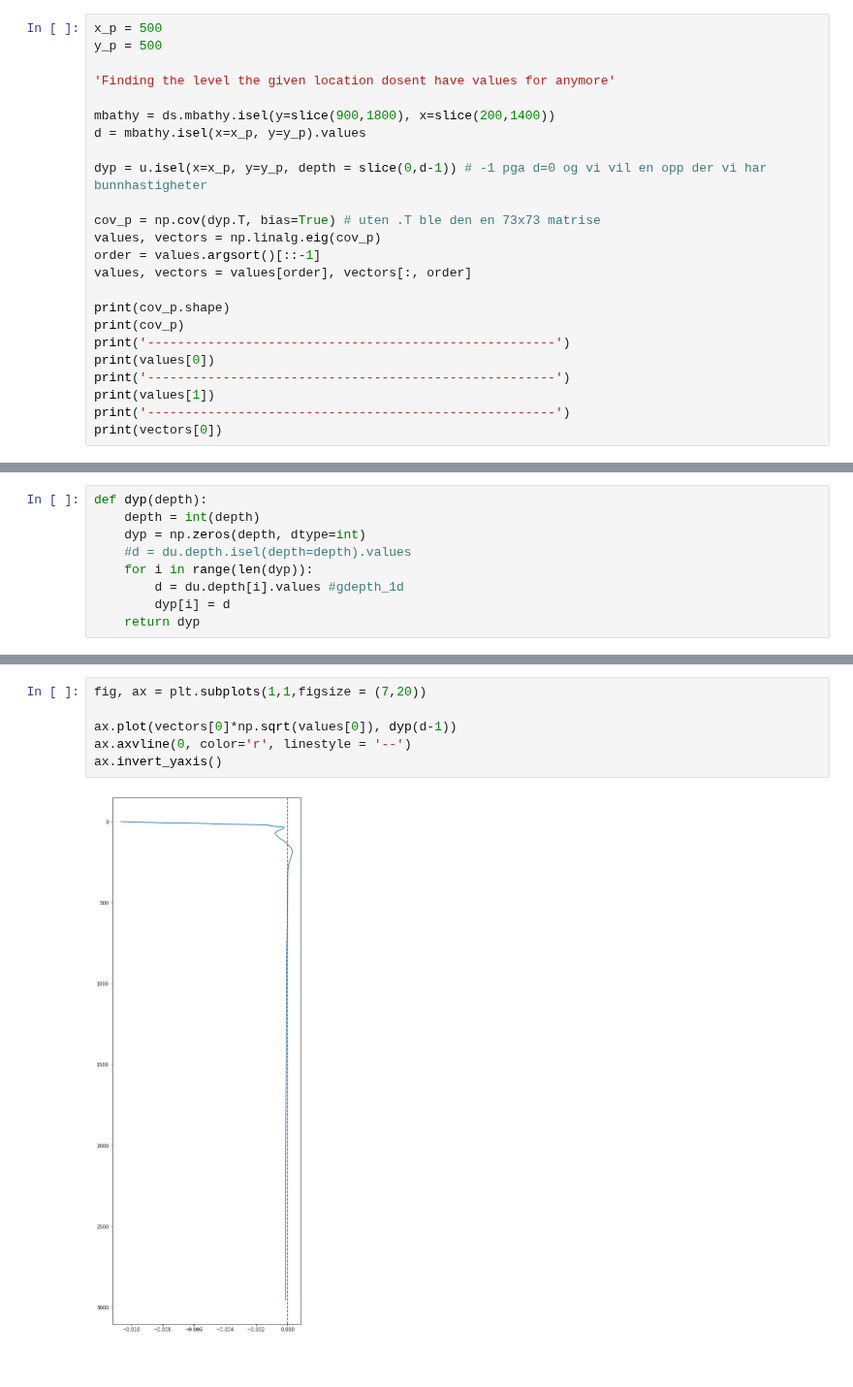
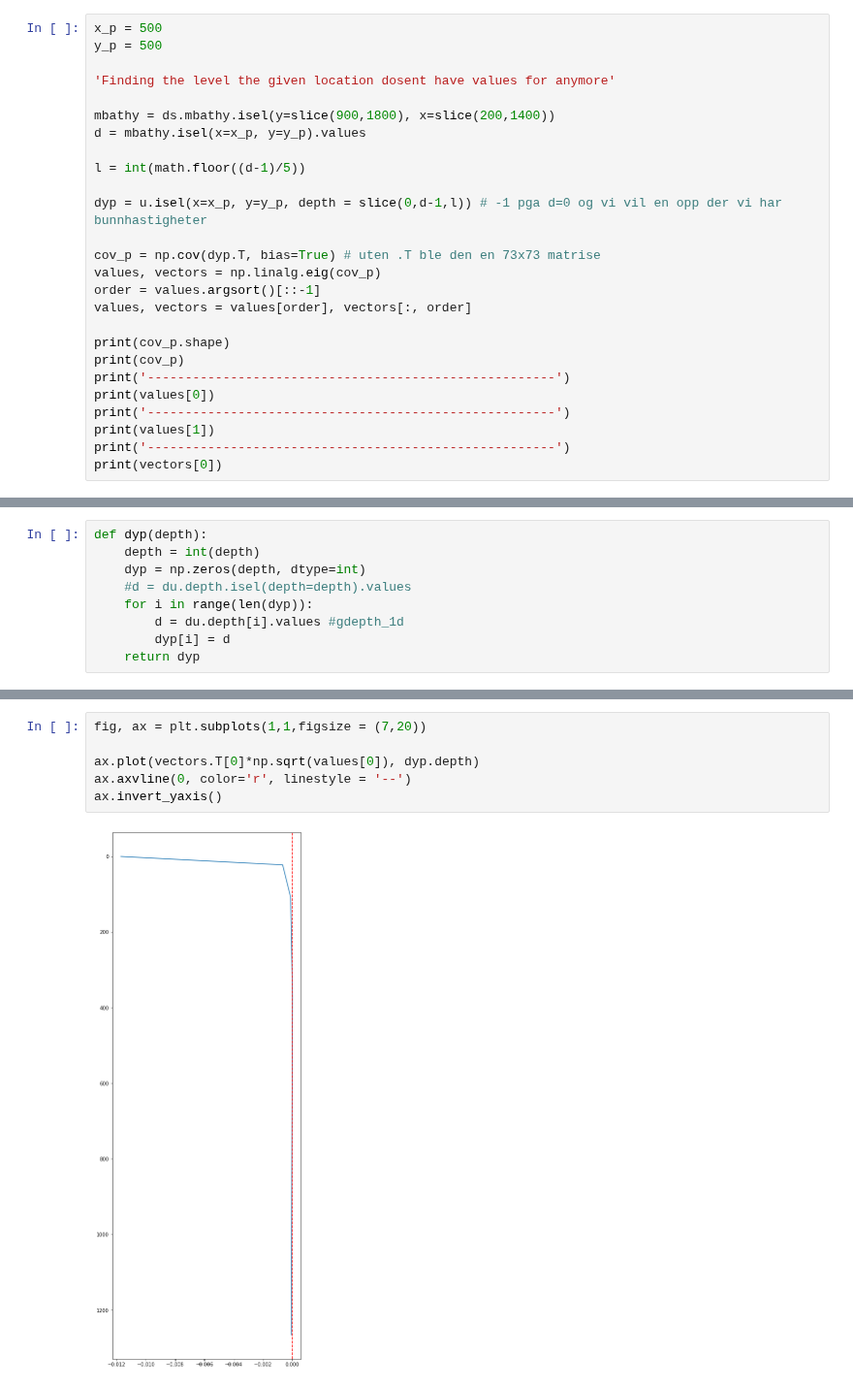
Before and after one commit to kaje2301/Master_2022, a Jupyter notebook: PCz_calculations.ipynb, the cells around one changed output, grey strips where cells are left out. Shown at 97% size. Saved outputs shown, nothing was run; the diff lists cells and outputs as text.

```diff
--- a/PCz_calculations.ipynb
+++ b/PCz_calculations.ipynb
@@ -201,7 +193,9 @@ y_p = 500
 mbathy = ds.mbathy.isel(y=slice(900,1800), x=slice(200,1400))
 d = mbathy.isel(x=x_p, y=y_p).values
 
-dyp = u.isel(x=x_p, y=y_p, depth = slice(0,d-1)) # -1 pga d=0 og vi vil en opp der vi har bunnhastigheter
+l = int(math.floor((d-1)/5))
+
+dyp = u.isel(x=x_p, y=y_p, depth = slice(0,d-1,l)) # -1 pga d=0 og vi vil en opp der vi har bunnhastigheter
 
 cov_p = np.cov(dyp.T, bias=True) # uten .T ble den en 73x73 matrise
 values, vectors = np.linalg.eig(cov_p)
@@ -315,8 +248,8 @@ ax.invert_yaxis()
 # %%
 fig, ax = plt.subplots(1,1,figsize = (7,20))
 
-ax.plot(vectors[0]*np.sqrt(values[0]), dyp(d-1))
+ax.plot(vectors.T[0]*np.sqrt(values[0]), dyp.depth)
 ax.axvline(0, color='r', linestyle = '--')
 ax.invert_yaxis()
 # %% [output]
-[figure, old version]
+[figure, new version]
```
Also changed, not shown: parts of 42 cells of this notebook, 2 other files.
